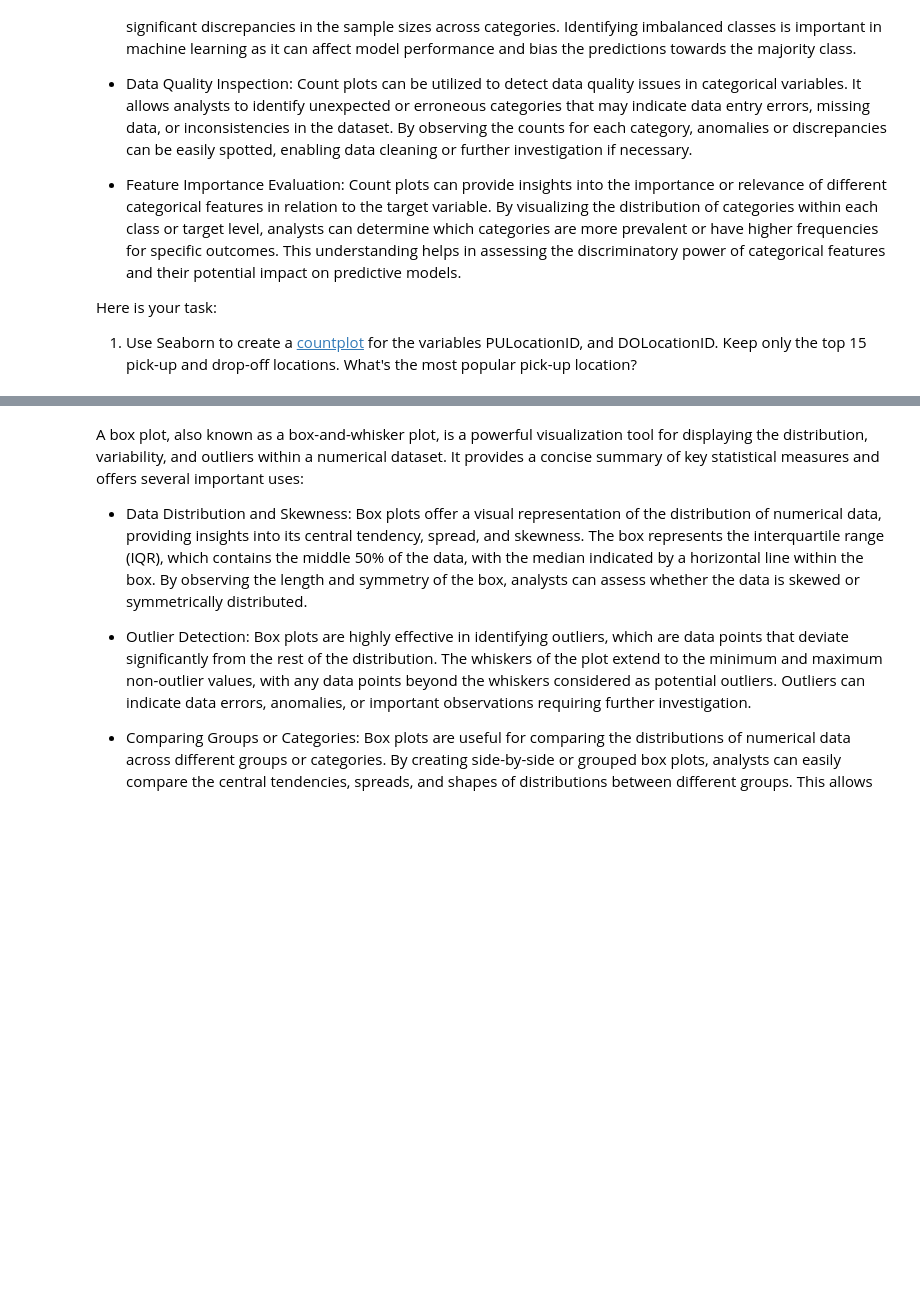
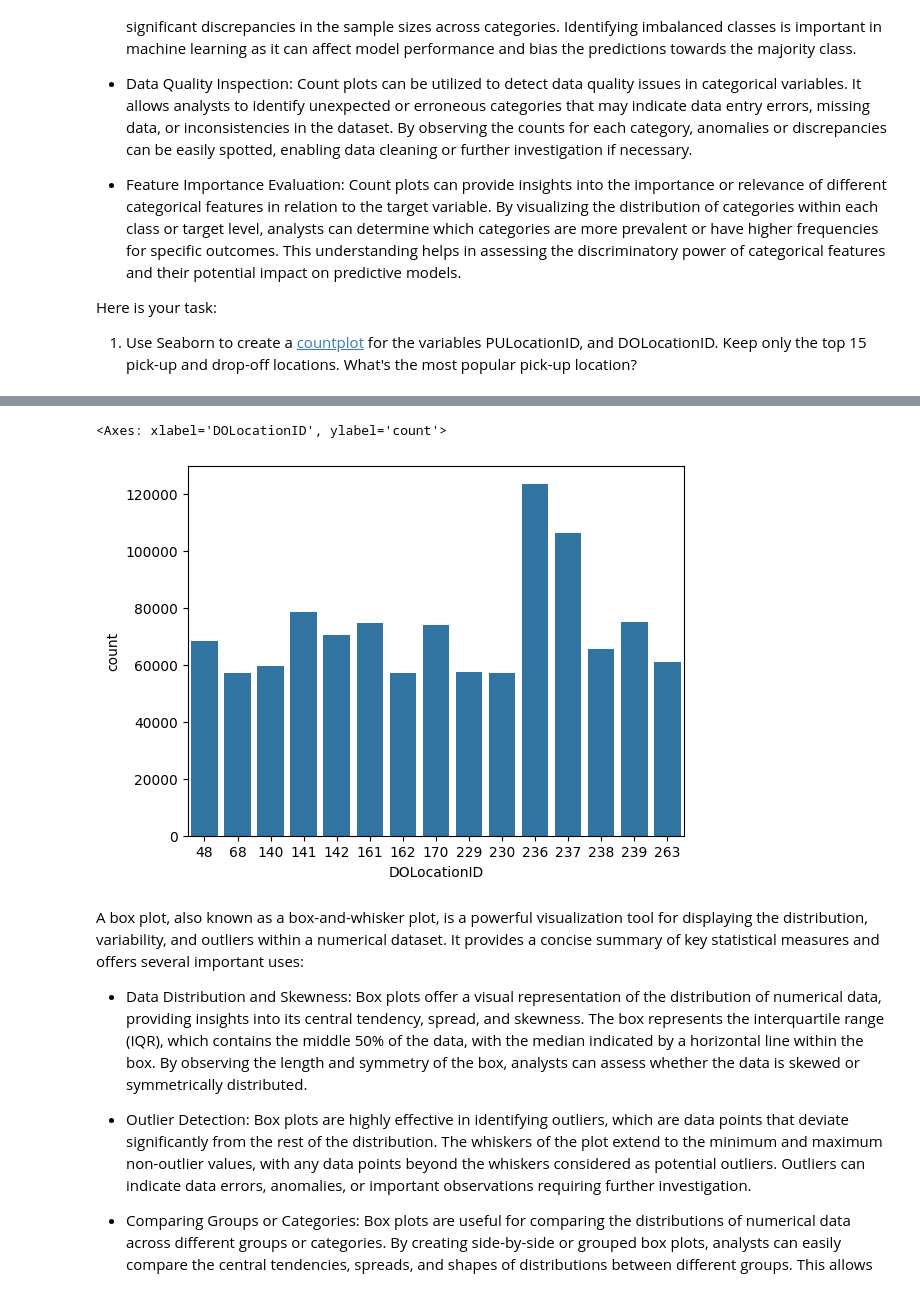
Before and after one commit to jgeiger81/sbml, a Jupyter notebook: JasonG_MLE_MiniProject_EDA.ipynb, the cells around one changed output, grey strips where cells are left out. Saved outputs shown, nothing was run; the diff lists cells and outputs as text; code cells hidden in the pictures; blank space fills up the shorter version.

```diff
--- a/JasonG_MLE_MiniProject_EDA.ipynb
+++ b/JasonG_MLE_MiniProject_EDA.ipynb
@@ -287,3 +351,11 @@ Here is your task:
+# %%
+#Do the same for DOLocationID
+top15DOIDs = df["DOLocationID"].value_counts().head(15).index
+dfDOID = df[df["DOLocationID"].isin(top15DOIDs)]
+sns.countplot(dfDOID, x="DOLocationID")
+# %% [output]
+<Axes: xlabel='DOLocationID', ylabel='count'>
+[figure, added]
 # %% [markdown]
 A box plot, also known as a box-and-whisker plot, is a powerful visualization tool for displaying the distribution, variability, and outliers within a numerical dataset. It provides a concise summary of key statistical measures and offers several important uses:
 
```
Also changed, not shown: parts of 16 cells of this notebook.
